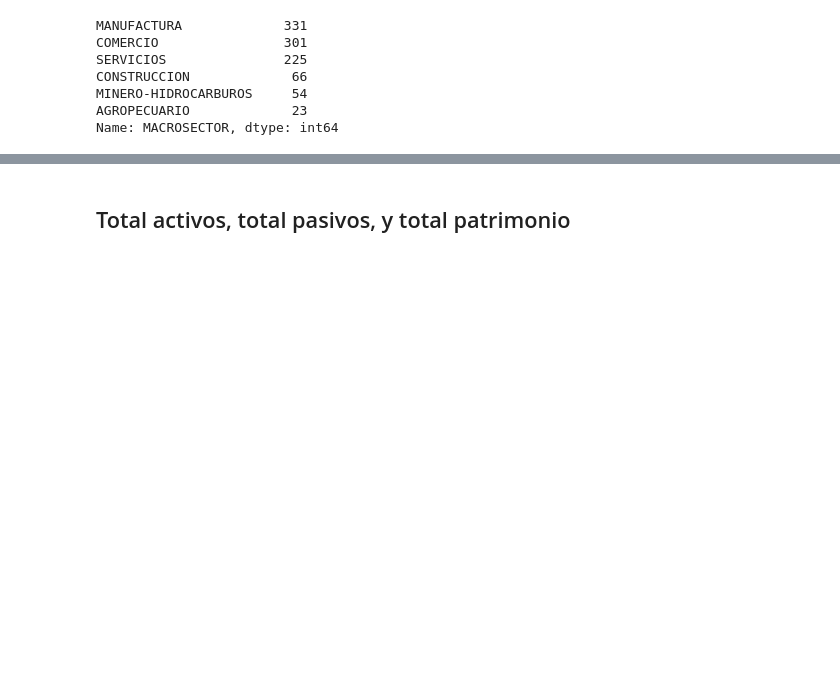
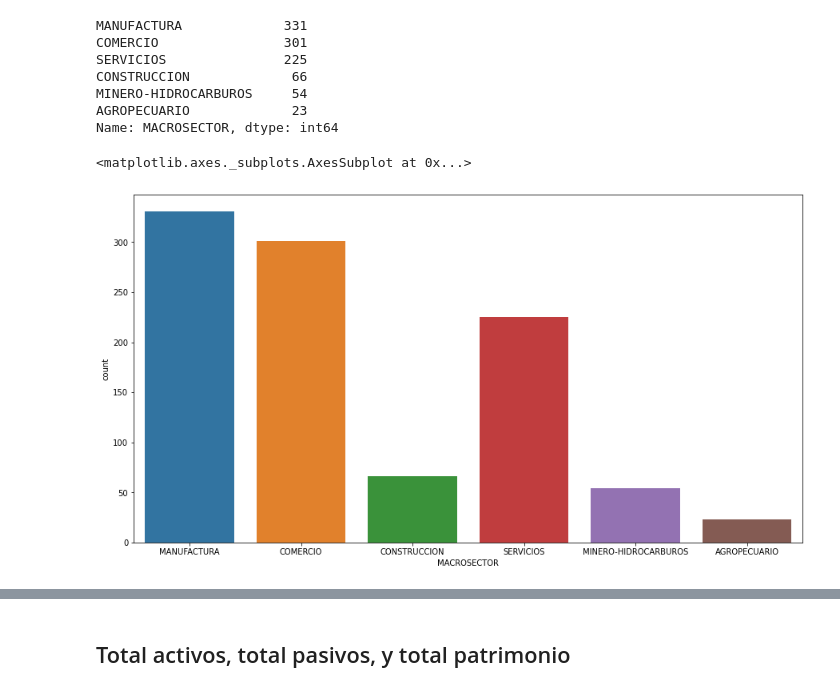
Before and after one commit to JESUSDAVIDBARRIOS/repo_labs_BI, a Jupyter notebook: lab2/entendimiento_limpieza.ipynb, the cells around one changed output, grey strips where cells are left out. Drawn from its saved outputs; the diff is of its cells as text; code cells hidden in the pictures; blank space fills up the shorter version.

Commit message:
Preparación Datos

```diff
--- a/lab2/entendimiento_limpieza.ipynb
+++ b/lab2/entendimiento_limpieza.ipynb
@@ -254,7 +258,7 @@ NaN
 Name: CIIU, Length: 196, dtype: int64
-# %%
-# Se cambian valores núlos de la columna 'CIIU' por la moda
-df['CIIU'] = df['CIIU'].fillna(df['CIIU'].mode()[0])
+# %%
+# Dada la redundancia con la columna 'MACROSECTOR' y la cantidad de datos distintos, se elimina la columna 'CIIU'
+df = df.drop(['CIIU'], axis=1)
 # %% [markdown]
 ## Macrosector
 # %%
@@ -286,6 +290,13 @@ CONSTRUCCION             66
 MINERO-HIDROCARBUROS     54
 AGROPECUARIO             23
 Name: MACROSECTOR, dtype: int64
+# %%
+# Graficar valores de la columna 'MACROSECTOR'
+plt.figure(figsize=(15,8))
+sns.countplot(x='MACROSECTOR', data=df)
+# %% [output]
+<matplotlib.axes._subplots.AxesSubplot at 0x...>
+[figure, added]
 # %%
 # One hot encoder para la columna MACROSECTOR
 df = pd.get_dummies(df, columns=['MACROSECTOR'], prefix=['MACROSECTOR'])
```
Also changed, not shown: parts of 32 cells of this notebook, 1 other file.
